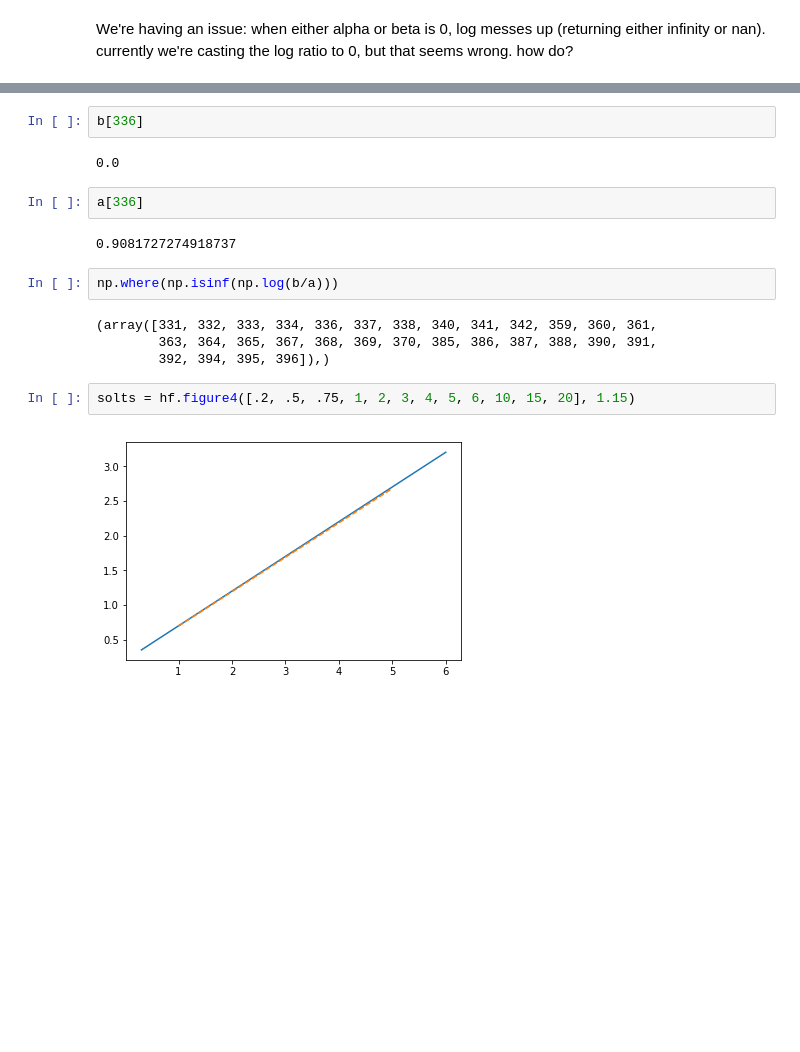
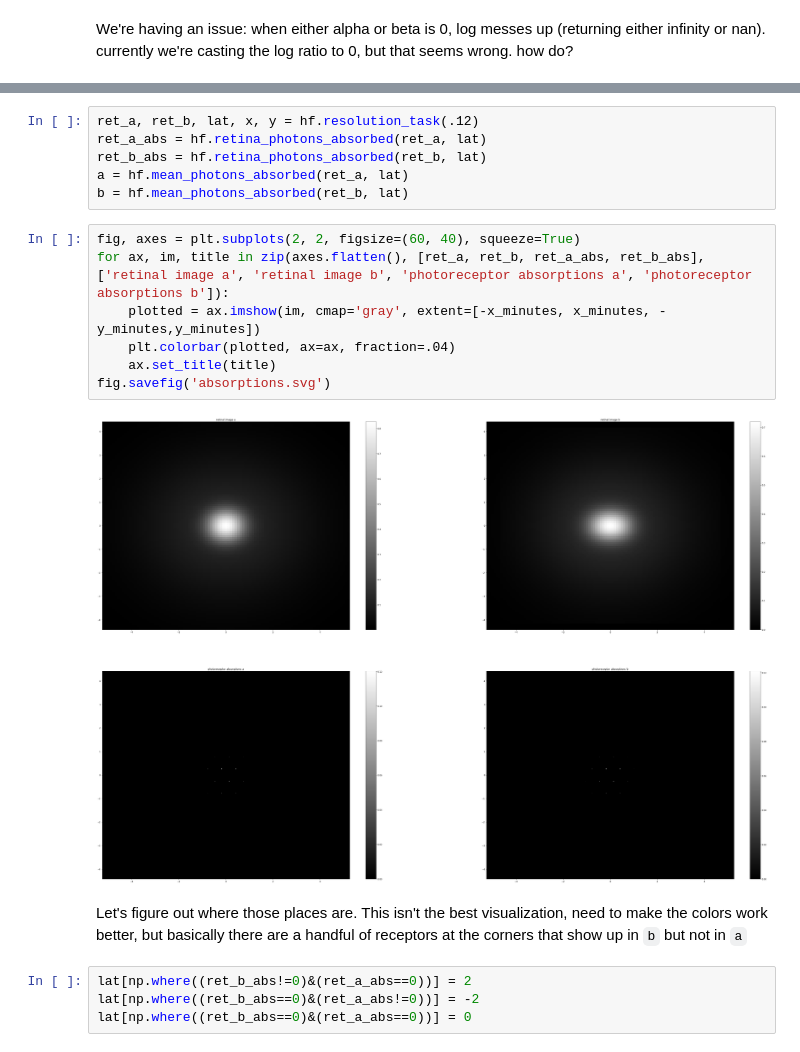
Before and after one commit to WinawerLab/vis-mod-course, a Jupyter notebook: Geisler1984/Geisler1984.ipynb, the cells around one changed output, grey strips where cells are left out. Saved outputs shown, nothing was run; the diff lists cells and outputs as text; blank space fills up the shorter version.

```diff
--- a/Geisler1984/Geisler1984.ipynb
+++ b/Geisler1984/Geisler1984.ipynb
@@ -222,18 +216,21 @@ nan
-# %%
-b[336]
-# %% [output]
-0.0
-# %%
-a[336]
-# %% [output]
-0.9081727274918737
-# %%
-np.where(np.isinf(np.log(b/a)))
-# %% [output]
-(array([331, 332, 333, 334, 336, 337, 338, 340, 341, 342, 359, 360, 361,
-        363, 364, 365, 367, 368, 369, 370, 385, 386, 387, 388, 390, 391,
-        392, 394, 395, 396]),)
-# %%
-solts = hf.figure4([.2, .5, .75, 1, 2, 3, 4, 5, 6, 10, 15, 20], 1.15)
-# %% [output]
-[figure, removed]
+# %%
+ret_a, ret_b, lat, x, y = hf.resolution_task(.12)
+ret_a_abs = hf.retina_photons_absorbed(ret_a, lat)
+ret_b_abs = hf.retina_photons_absorbed(ret_b, lat)
+a = hf.mean_photons_absorbed(ret_a, lat)
+b = hf.mean_photons_absorbed(ret_b, lat)
+# %%
+fig, axes = plt.subplots(2, 2, figsize=(60, 40), squeeze=True)
+for ax, im, title in zip(axes.flatten(), [ret_a, ret_b, ret_a_abs, ret_b_abs], ['retinal image a', 'retinal image b', 'photoreceptor absorptions a', 'photoreceptor absorptions b']):
+    plotted = ax.imshow(im, cmap='gray', extent=[-x_minutes, x_minutes, -y_minutes,y_minutes])
+    plt.colorbar(plotted, ax=ax, fraction=.04)
+    ax.set_title(title)
+fig.savefig('absorptions.svg')
+# %% [output]
+[figure, added]
+# %% [markdown]
+Let's figure out where those places are. This isn't the best visualization, need to make the colors work better, but basically there are a handful of receptors at the corners that show up in `b` but not in `a`
+# %%
+lat[np.where((ret_b_abs!=0)&(ret_a_abs==0))] = 2
+lat[np.where((ret_b_abs==0)&(ret_a_abs!=0))] = -2
+lat[np.where((ret_b_abs==0)&(ret_a_abs==0))] = 0
```
Also changed, not shown: parts of 12 cells of this notebook, 1 other file.
